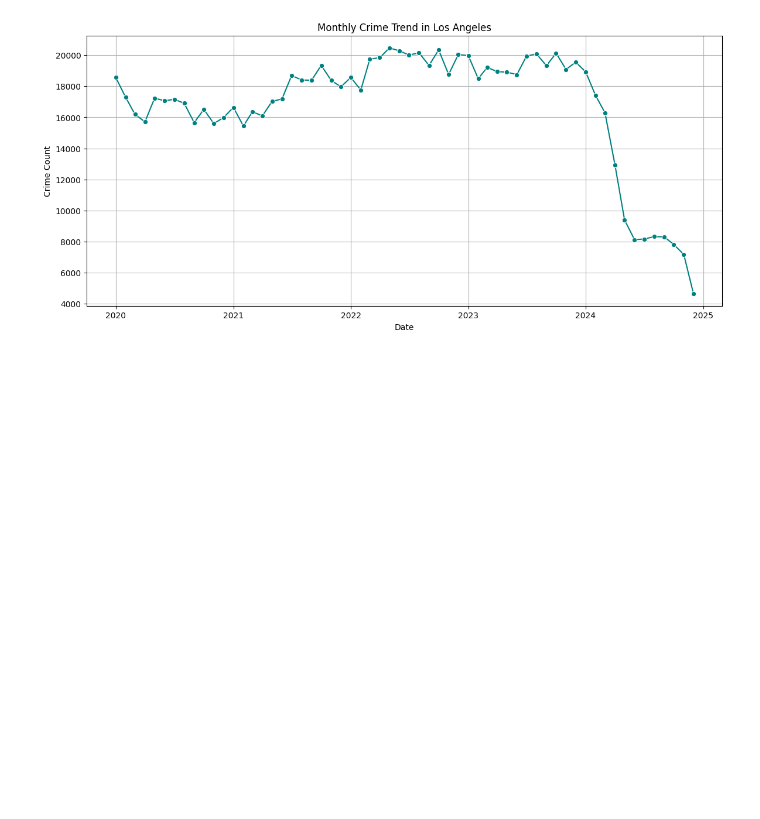
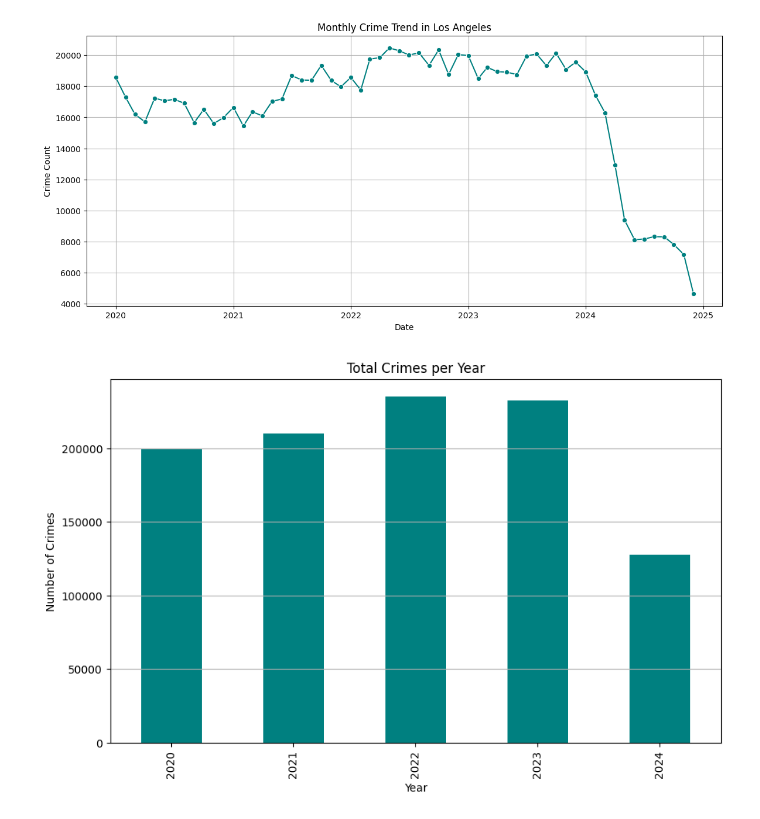
Before and after one commit to Madhusmita111/Analyzing-Crime-Data-for-City-Safety, a Jupyter notebook: crime_data_analysis.ipynb, the cells around one changed output. Cells and saved outputs as stored; diff of their text form; code cells hidden in the pictures; blank space fills up the shorter version.

```diff
--- a/crime_data_analysis.ipynb
+++ b/crime_data_analysis.ipynb
@@ -11,4 +11,4 @@ drive.mount('/content/drive')
 # %% [output]
 Drive already mounted at /content/drive; to attempt to forcibly remount, call drive.mount("/content/drive", force_remount=True).
 # %%
-crime_data = pd.read_csv('/content/drive/MyDrive/Crime_Data_from_2020_to_Present.csv')
+raw_Data = pd.read_csv('/content/drive/MyDrive/Crime_Data_from_2020_to_Present.csv')
@@ -182 +252,20 @@ Name: count, dtype: int64
+# %%
+# Convert DATE OCC to datetime
+raw_Data['DATE OCC'] = pd.to_datetime(raw_Data['DATE OCC'], format='%m/%d/%Y %I:%M:%S %p',errors='coerce')
+
+# Extract Year and Month
+raw_Data['Year'] = raw_Data['DATE OCC'].dt.year
+raw_Data['Month'] = raw_Data['DATE OCC'].dt.month
+raw_Data['Day'] = raw_Data['DATE OCC'].dt.day
+
+
+# # Yearly trend
+# yearly_trend = raw_Data['Year'].value_counts().sort_index()
+# yearly_trend.plot(kind='bar', title='Yearly Crime Trend', xlabel='Year', ylabel='Number of Crimes')
+# plt.show()
+
+# # Monthly trend
+# monthly_trend = raw_Data['Month'].value_counts().sort_index()
+# monthly_trend.plot(kind='bar', title='Monthly Crime Trend', xlabel='Month', ylabel='Number of Crimes')
+# plt.show()
 # %%
@@ -193,3 +282,23 @@ plt.grid(True)
 plt.show()
 # %% [output]
 [figure]
+# %%
+# Grouping by year
+yearly_trends = raw_Data.groupby('Year').size()
+
+# Grouping by month and year for detailed trend
+monthly_trends = raw_Data.groupby(['Year', 'Month']).size().reset_index(name='Crime Count')
+
+# Pivot to prepare for heatmap
+monthly_pivot = monthly_trends.pivot(index='Month', columns='Year', values='Crime Count')
+
+# Plotting yearly trend
+plt.figure(figsize=(10, 6))
+yearly_trends.plot(kind='bar', color='teal')
+plt.title('Total Crimes per Year')
+plt.xlabel('Year')
+plt.ylabel('Number of Crimes')
+plt.grid(axis='y')
+plt.show()
+# %% [output]
+[figure, added]
```
Also changed, not shown: parts of 35 cells of this notebook.
